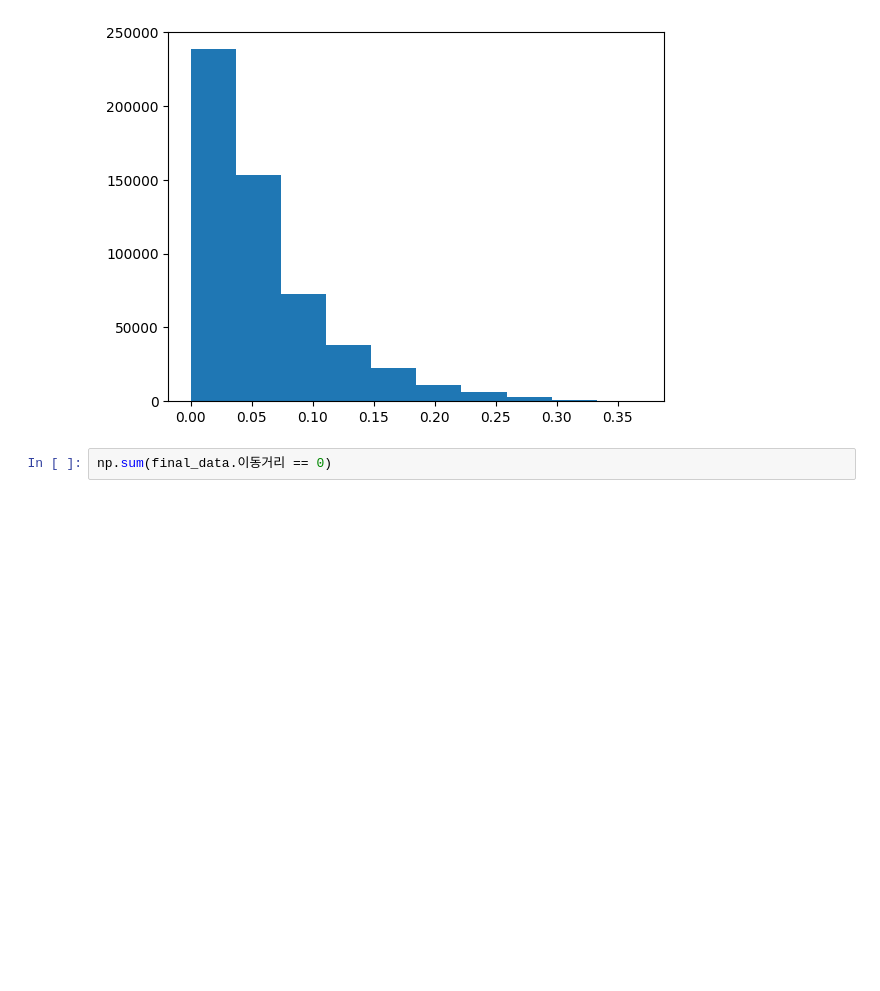
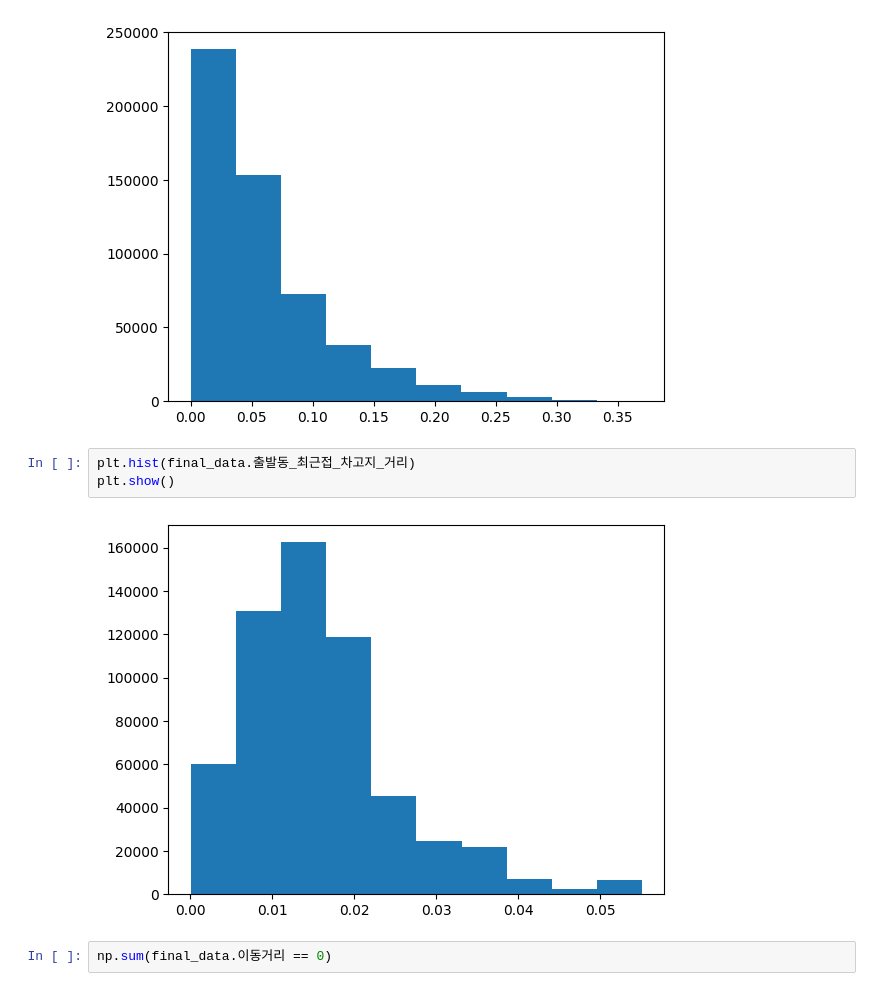
Before and after one commit to daunJJ/CallTaxi, a Jupyter notebook: EDA.ipynb, the cells around one changed output. Cells and saved outputs as stored; diff of their text form; blank space fills up the shorter version.

```diff
--- a/EDA.ipynb
+++ b/EDA.ipynb
@@ -421,6 +422,11 @@ plt.hist(final_data.이동거리)
 plt.show()
 # %% [output]
 [figure]
+# %%
+plt.hist(final_data.출발동_최근접_차고지_거리)
+plt.show()
+# %% [output]
+[figure, added]
 # %%
 np.sum(final_data.이동거리 == 0)
 # %% [output]
```
Also changed, not shown: parts of 16 cells of this notebook.
